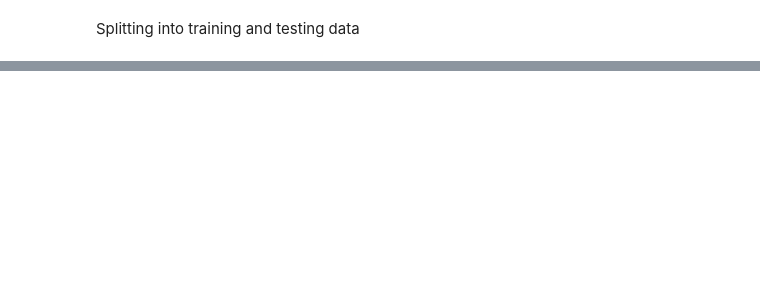
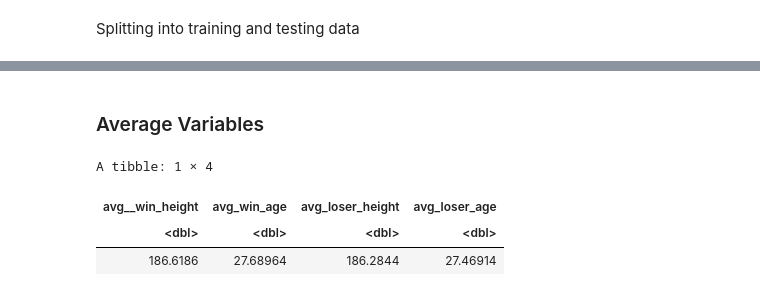
Before and after one commit to zhangLily2020/DSCI-100-Group-Project, a Jupyter notebook: proposal.ipynb, the cells around one changed output, grey strips where cells are left out. Cells and saved outputs as stored; diff of their text form; code cells hidden in the pictures; blank space fills up the shorter version.

Commit message:
added summary tables of avg height and age for winners/losers and number of winners per handedness

```diff
--- a/proposal.ipynb
+++ b/proposal.ipynb
@@ -86,3 +86,19 @@ A tibble: 1715 × 50
 | 2879 | 2017-0605 | Tour Finals | Hard | 8 | F | 20171113 | 298 | 105676 | ... |
 | 2882 | 2017-M-DC-2017-WG-M-BEL-FRA-01 | Davis Cup WG F: BEL vs FRA | Hard | 4 | D | 20171124 | 1 | 105676 | ... |
 | 2883 | 2017-M-DC-2017-WG-M-BEL-FRA-01 | Davis Cup WG F: BEL vs FRA | Hard | 4 | D | 20171124 | 2 | 104542 | ... |
+# %% [markdown]
+### Average Variables
+# %%
+tennis_avg_summarization <- tennis_train %>%
+    select(winner_ht, winner_age, loser_ht, loser_age) %>%
+    summarize(avg__win_height = mean(winner_ht, na.rm = TRUE),
+              avg_win_age = mean(winner_age, na.rm = TRUE),
+              avg_loser_height = mean(loser_ht, na.rm = TRUE),
+              avg_loser_age = mean(loser_age, na.rm = TRUE))
+
+tennis_avg_summarization
+# %% [output]
+A tibble: 1 × 4
+| avg__win_height | avg_win_age | avg_loser_height | avg_loser_age |
+| <dbl> | <dbl> | <dbl> | <dbl> |
+| 186.6186 | 27.68964 | 186.2844 | 27.46914 |
```
Also changed, not shown: parts of 2 cells of this notebook.
